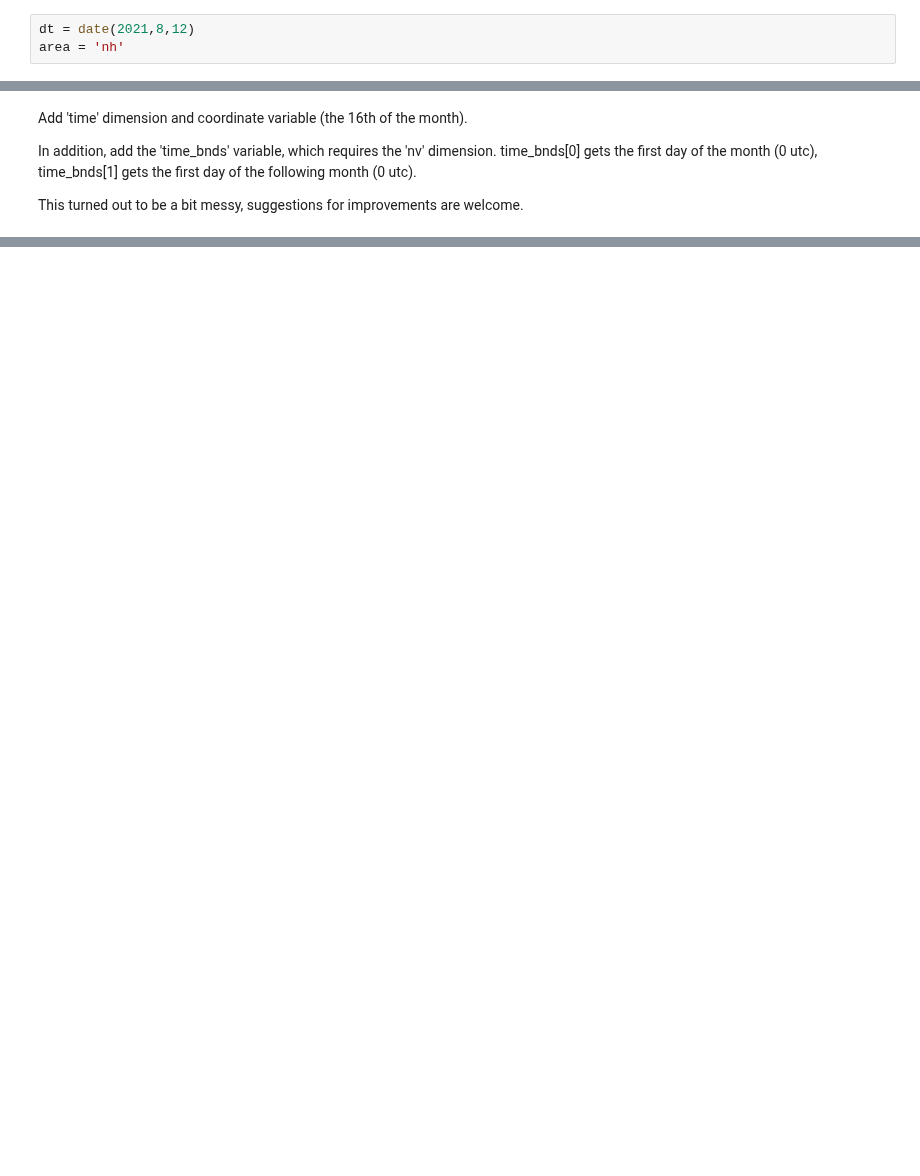
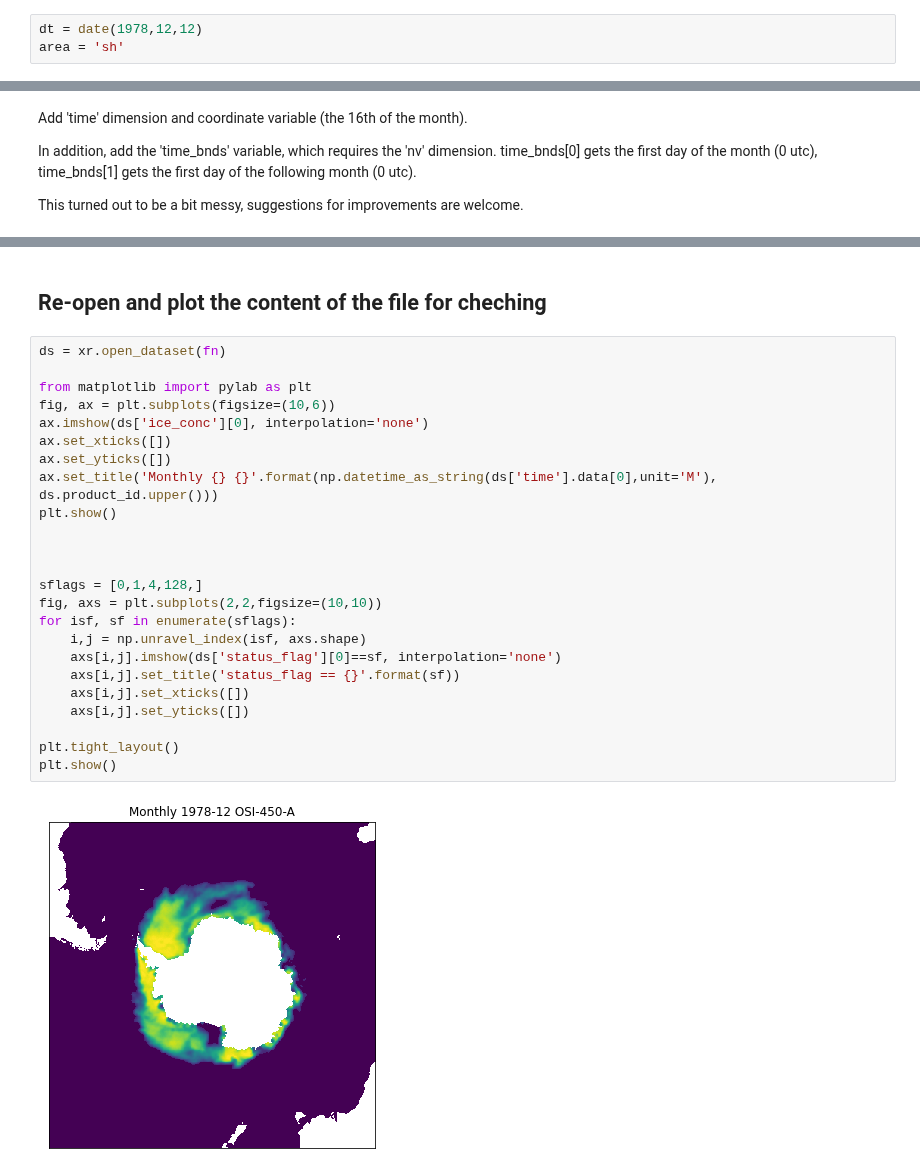
Before and after one commit to TomLav/snippets, a Jupyter notebook: Prepare Monthly OSISAF SIC.ipynb, the cells around one changed output, grey strips where cells are left out. Saved outputs shown, nothing was run; the diff lists cells and outputs as text; blank space fills up the shorter version.

Commit message:
Fix bug with status_flag (reported by Fabrizio). Add a final cell to read the monthly file and plot it.

````diff
--- a/Prepare Monthly OSISAF SIC.ipynb
+++ b/Prepare Monthly OSISAF SIC.ipynb
@@ -22,8 +22,8 @@ Needed parameters:
 All parameters must be set in the cell below, so that we can control the execution via papermill
 ```
 # %%
-dt = date(2021,8,12)
-area = 'nh'
+dt = date(1978,12,12)
+area = 'sh'
 # %%
 # handle datestring format and conversion
 if not isinstance(dt, date):
@@ -520,0 +536,28 @@ print(fn + ' ready')
+# %% [markdown]
+## Re-open and plot the content of the file for cheching
+# %%
+ds = xr.open_dataset(fn)
+
+from matplotlib import pylab as plt
+fig, ax = plt.subplots(figsize=(10,6))
+ax.imshow(ds['ice_conc'][0], interpolation='none')
+ax.set_xticks([])
+ax.set_yticks([])
+ax.set_title('Monthly {} {}'.format(np.datetime_as_string(ds['time'].data[0],unit='M'), ds.product_id.upper()))
+plt.show()
+
+
+
+sflags = [0,1,4,128,]
+fig, axs = plt.subplots(2,2,figsize=(10,10))
+for isf, sf in enumerate(sflags):
+    i,j = np.unravel_index(isf, axs.shape)
+    axs[i,j].imshow(ds['status_flag'][0]==sf, interpolation='none')
+    axs[i,j].set_title('status_flag == {}'.format(sf))
+    axs[i,j].set_xticks([])
+    axs[i,j].set_yticks([])
+
+plt.tight_layout()
+plt.show()
+# %% [output]
+[figure, added]
````
Also changed, not shown: parts of 10 cells of this notebook.
